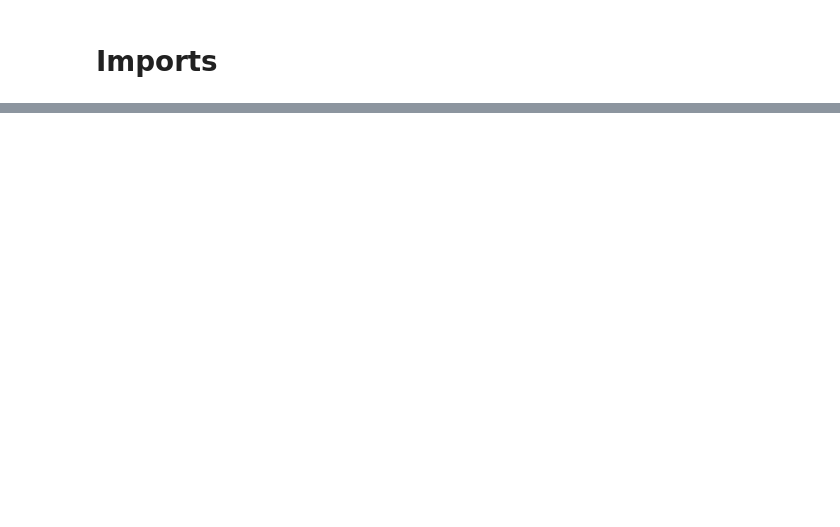
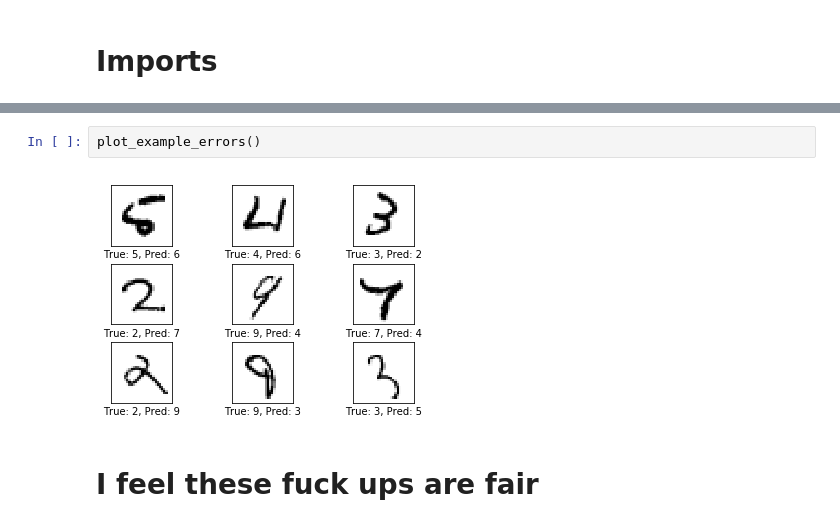
Before and after one commit to Flamestriken911/MNIST, a Jupyter notebook: BasicNeuralNetwork.ipynb, the cells around one changed output, grey strips where cells are left out. Cells and saved outputs as stored; diff of their text form; blank space fills up the shorter version.

```diff
--- a/BasicNeuralNetwork.ipynb
+++ b/BasicNeuralNetwork.ipynb
@@ -10,0 +204,6 @@ ModuleNotFoundError: No module named 'tensorflow'
+# %%
+plot_example_errors()
+# %% [output]
+[figure, added]
+# %% [markdown]
+# I feel these fuck ups are fair
```
Also changed, not shown: parts of 34 cells of this notebook, 4 other files.
